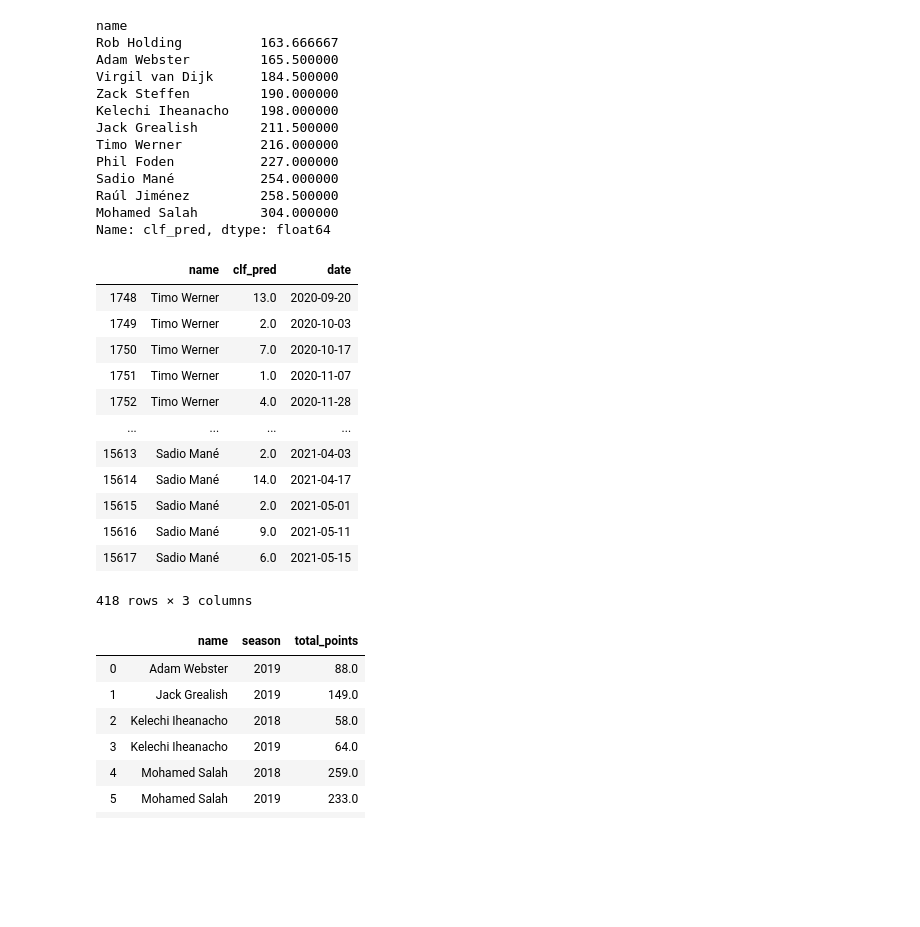
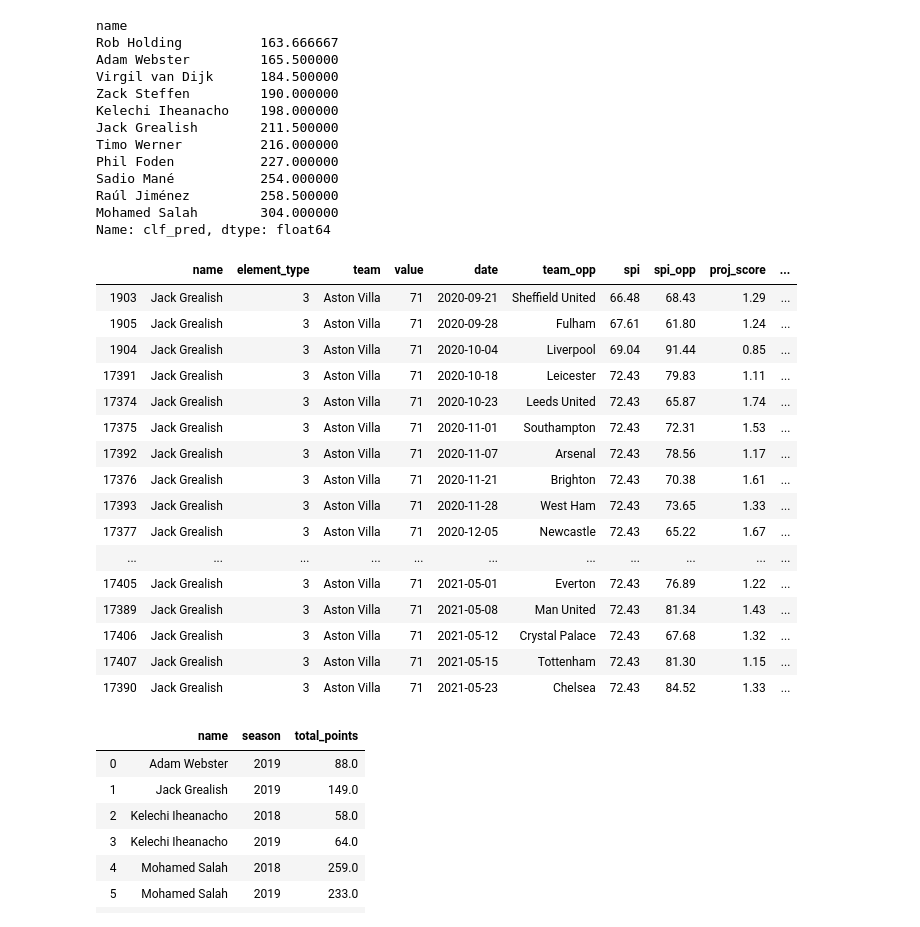
Before and after one commit to andrewjoelpeters/fpl, a Jupyter notebook: predictor.ipynb, the cells around one changed output. Cells and saved outputs as stored; diff of their text form; code cells hidden in the pictures; blank space fills up the shorter version.

```diff
--- a/predictor.ipynb
+++ b/predictor.ipynb
@@ -717,3 +804,0 @@ df = df.drop(columns=['importance_y', 'importance_opp_y'])
-# %%
-df = df.rename(columns={'importance_x': 'importance',
-                       'importance_opp_x': 'importance_opp'})
@@ -764,4 +804,0 @@ df_future = df[df['date'] > last_date].merge(form_most_recent, on='name', how='l
-# %%
-df = df_to_date.append(df_future, sort=False)
-# %%
-df = df.rename(columns={'position': 'element_type'})
@@ -772,2 +804,0 @@ y = clf.predict(X)
-# %%
-df['clf_pred'] = y
@@ -988,21 +1085,25 @@ Raúl Jiménez         258.500000
 Mohamed Salah        304.000000
 Name: clf_pred, dtype: float64
 # %%
-df[(df.name.isin(chosen_names))][['name', 'clf_pred', 'date']]
+df[df.name == 'Jack Grealish'].sort_values('date')
 # %% [output]
-|  | name | clf_pred | date |
-| 1748 | Timo Werner | 13.0 | 2020-09-20 |
-| 1749 | Timo Werner | 2.0 | 2020-10-03 |
-| 1750 | Timo Werner | 7.0 | 2020-10-17 |
-| 1751 | Timo Werner | 1.0 | 2020-11-07 |
-| 1752 | Timo Werner | 4.0 | 2020-11-28 |
-| ... | ... | ... | ... |
-| 15613 | Sadio Mané | 2.0 | 2021-04-03 |
-| 15614 | Sadio Mané | 14.0 | 2021-04-17 |
-| 15615 | Sadio Mané | 2.0 | 2021-05-01 |
-| 15616 | Sadio Mané | 9.0 | 2021-05-11 |
-| 15617 | Sadio Mané | 6.0 | 2021-05-15 |
+|  | name | element_type | team | value | date | team_opp | spi | spi_opp | proj_score | ... |
+| 1903 | Jack Grealish | 3 | Aston Villa | 71 | 2020-09-21 | Sheffield United | 66.48 | 68.43 | 1.29 | ... |
+| 1905 | Jack Grealish | 3 | Aston Villa | 71 | 2020-09-28 | Fulham | 67.61 | 61.80 | 1.24 | ... |
+| 1904 | Jack Grealish | 3 | Aston Villa | 71 | 2020-10-04 | Liverpool | 69.04 | 91.44 | 0.85 | ... |
+| 17391 | Jack Grealish | 3 | Aston Villa | 71 | 2020-10-18 | Leicester | 72.43 | 79.83 | 1.11 | ... |
+| 17374 | Jack Grealish | 3 | Aston Villa | 71 | 2020-10-23 | Leeds United | 72.43 | 65.87 | 1.74 | ... |
+| 17375 | Jack Grealish | 3 | Aston Villa | 71 | 2020-11-01 | Southampton | 72.43 | 72.31 | 1.53 | ... |
+| 17392 | Jack Grealish | 3 | Aston Villa | 71 | 2020-11-07 | Arsenal | 72.43 | 78.56 | 1.17 | ... |
+| 17376 | Jack Grealish | 3 | Aston Villa | 71 | 2020-11-21 | Brighton | 72.43 | 70.38 | 1.61 | ... |
+| 17393 | Jack Grealish | 3 | Aston Villa | 71 | 2020-11-28 | West Ham | 72.43 | 73.65 | 1.33 | ... |
+| 17377 | Jack Grealish | 3 | Aston Villa | 71 | 2020-12-05 | Newcastle | 72.43 | 65.22 | 1.67 | ... |
+| ... | ... | ... | ... | ... | ... | ... | ... | ... | ... | ... |
+| 17405 | Jack Grealish | 3 | Aston Villa | 71 | 2021-05-01 | Everton | 72.43 | 76.89 | 1.22 | ... |
+| 17389 | Jack Grealish | 3 | Aston Villa | 71 | 2021-05-08 | Man United | 72.43 | 81.34 | 1.43 | ... |
+| 17406 | Jack Grealish | 3 | Aston Villa | 71 | 2021-05-12 | Crystal Palace | 72.43 | 67.68 | 1.32 | ... |
+| 17407 | Jack Grealish | 3 | Aston Villa | 71 | 2021-05-15 | Tottenham | 72.43 | 81.30 | 1.15 | ... |
+| 17390 | Jack Grealish | 3 | Aston Villa | 71 | 2021-05-23 | Chelsea | 72.43 | 84.52 | 1.33 | ... |
-418 rows × 3 columns
 # %%
 players[players.name.isin(chosen_names)].groupby(['name', 'season'])['total_points'].sum().reset_index()
 # %% [output]
```
Also changed, not shown: parts of 212 cells of this notebook, 11 other files.
